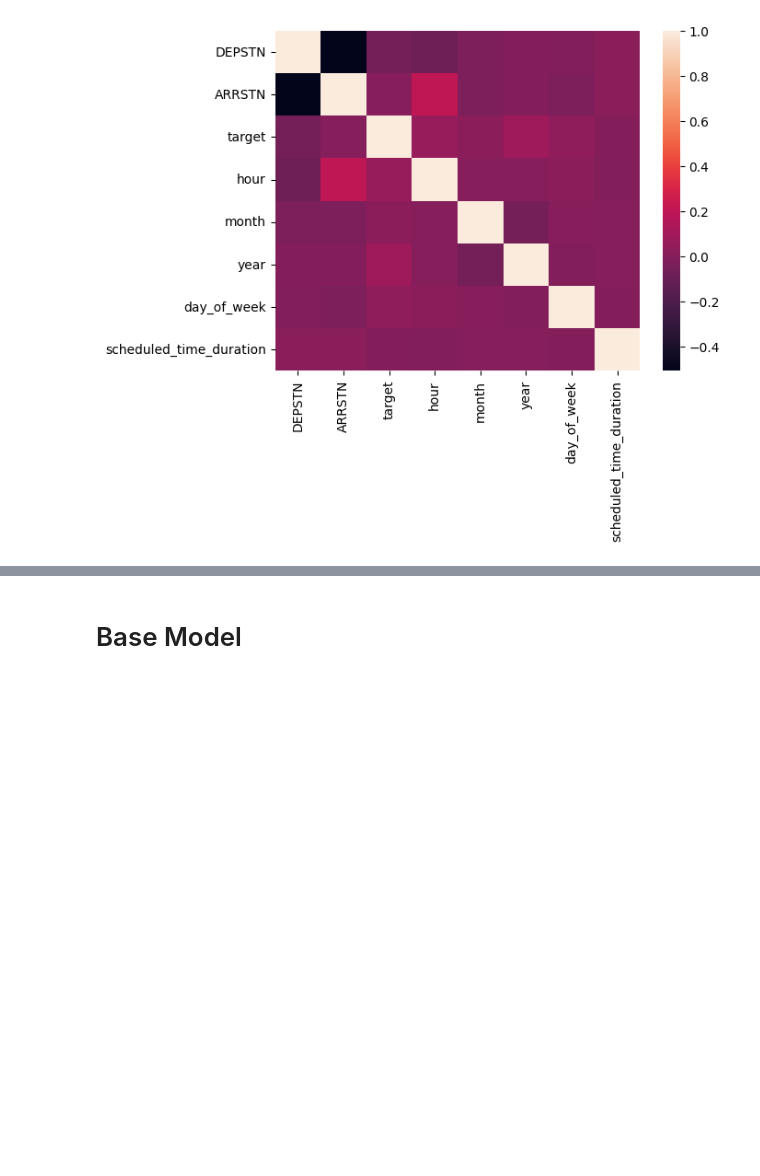
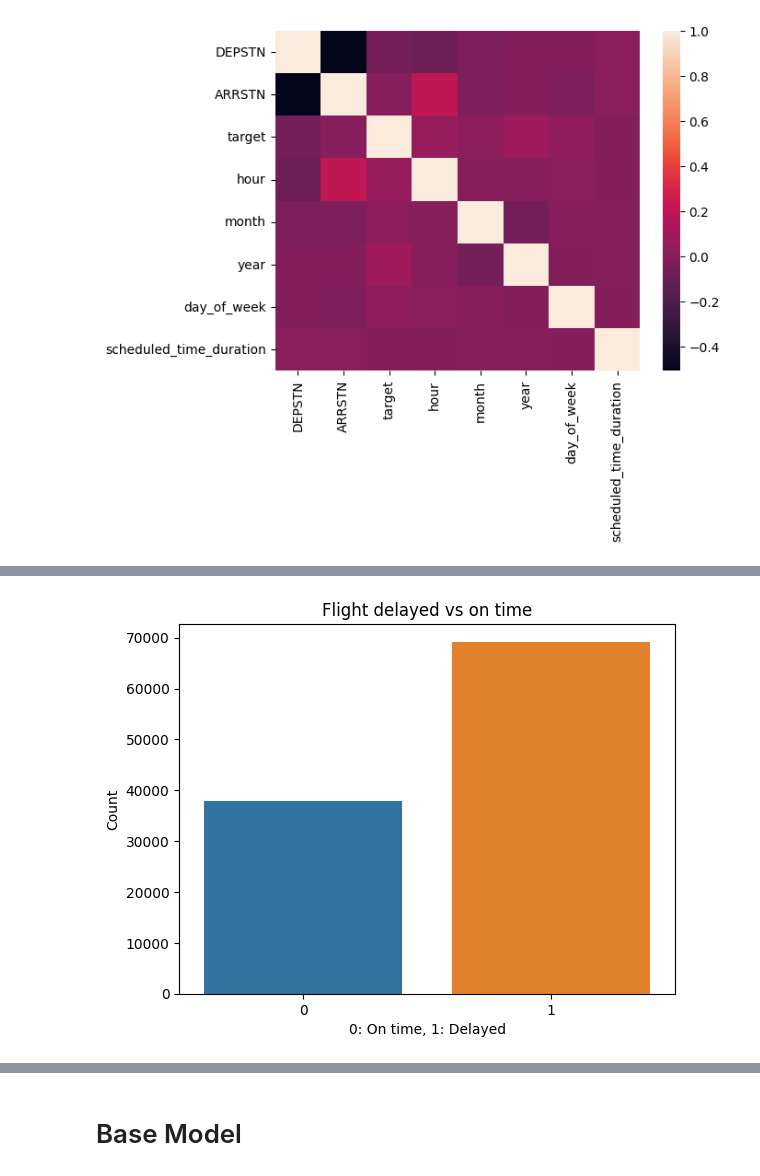
Before and after one commit to pwerden/ds-ml-flight-delay-prediction, a Jupyter notebook: EDA_phil.ipynb, the cells around one changed output, grey strips where cells are left out. Drawn from its saved outputs; the diff is of its cells as text; code cells hidden in the pictures; blank space fills up the shorter version.

```diff
--- a/EDA_phil.ipynb
+++ b/EDA_phil.ipynb
@@ -203,5 +197,5 @@ for iata2 in df['DEPSTN'].unique():
     dict_dep[iata2] = country2.to_string(index=False)
 
 # Replace columns
-df_cleaned['ARRSTN'] = df_cleaned['ARRSTN'].replace(dict_arr)
-df_cleaned['DEPSTN'] = df_cleaned['DEPSTN'].replace(dict_dep)
+df['ARRSTN'] = df['ARRSTN'].replace(dict_arr)
+df['DEPSTN'] = df['DEPSTN'].replace(dict_dep)
@@ -285,8 +272,8 @@ RO                  1
 Name: DEPSTN, dtype: int64
 # %%
 # Remove rows where 'ARRSTN' or 'DEPSTN' is 'Series([], )'
-df_cleaned = df_cleaned.drop(df_cleaned[(df_cleaned.ARRSTN == 'Series([], )') | (df_cleaned.DEPSTN == 'Series([], )')].index)
-df_cleaned.reset_index(drop=True, inplace=True)
+df = df.drop(df[(df.ARRSTN == 'Series([], )') | (df.DEPSTN == 'Series([], )')].index)
+df.reset_index(drop=True, inplace=True)
 # %% [markdown]
 #### Feature Encoding
 # %% [markdown]
@@ -294,12 +281,12 @@ For now, we want to create additional numeric features by performing label encod
 # %%
 # 1) encode departure countries
 le1 = LabelEncoder()
-le1.fit(df_cleaned['DEPSTN'])
-le1.transform(df_cleaned['DEPSTN'])
-df_cleaned['DEPSTN'] = le1.transform(df_cleaned['DEPSTN'])
+le1.fit(df['DEPSTN'])
+le1.transform(df['DEPSTN'])
+df['DEPSTN'] = le1.transform(df['DEPSTN'])
 
 # 2) encode arrival countries
 le2 = LabelEncoder()
-le2.fit(df_cleaned['ARRSTN'])
-le2.transform(df_cleaned['ARRSTN'])
-df_cleaned['ARRSTN'] = le2.transform(df_cleaned['ARRSTN'])
+le2.fit(df['ARRSTN'])
+le2.transform(df['ARRSTN'])
+df['ARRSTN'] = le2.transform(df['ARRSTN'])
@@ -328,0 +324,11 @@ sns.heatmap(df_cleaned.corr())
+# %%
+#Alternative way of doing the same
+def outcome(time_delay):
+  if time_delay > 0:
+    return '1'
+  elif time_delay == 0:
+    return '0'
+  else:
+    return 'NaN'
+
+df['outcome'] = df.target.apply(lambda x: outcome(x))
@@ -328,0 +351,7 @@ sns.heatmap(df_cleaned.corr())
+# %%
+flight_no = df.groupby("outcome").size()
+flight_plt = sns.barplot(flight_no.index, renovate_no.values)
+flight_plt.set(xlabel="0: On time, 1: Delayed", ylabel="Count", title="Flight delayed vs on time")
+plt.show()
+# %% [output]
+[figure, added]
```
Also changed, not shown: parts of 23 cells of this notebook.
